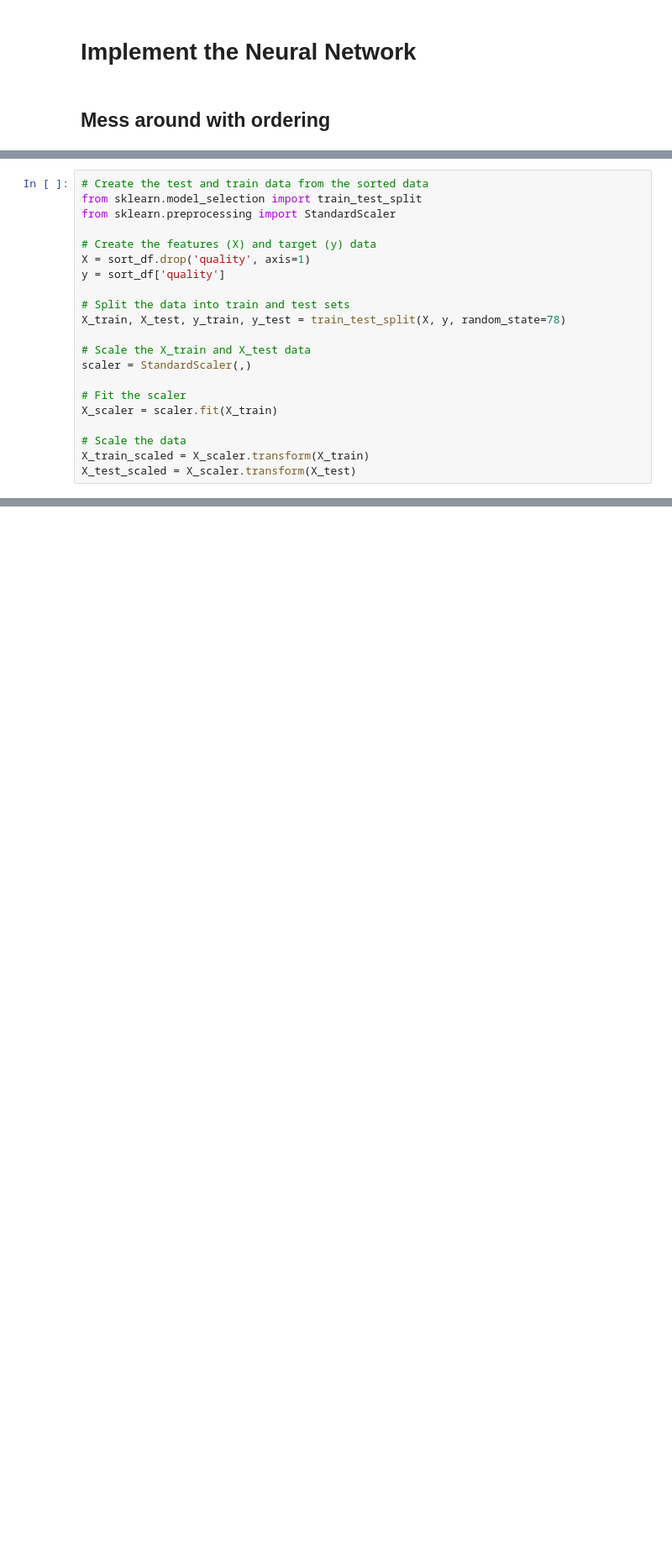
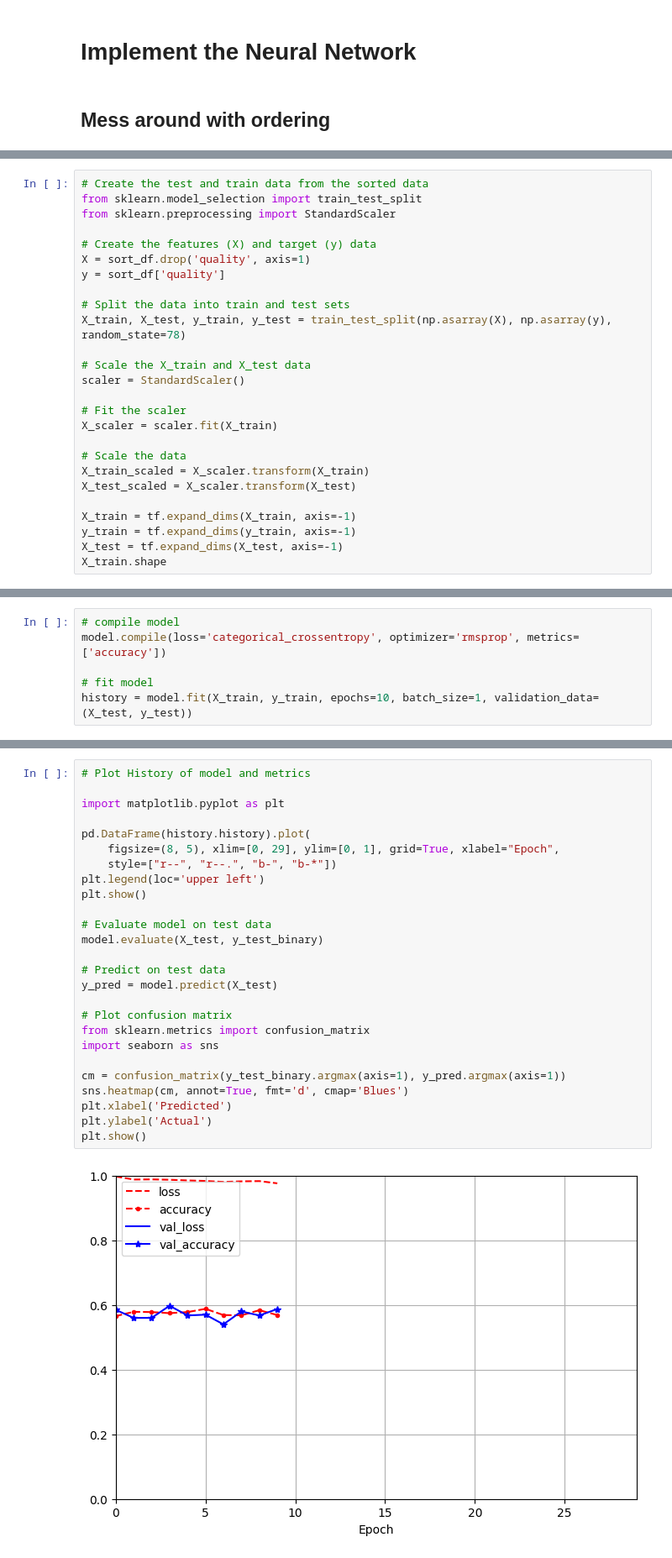
Before and after one commit to WatermelonGalaxy/sommelier, a Jupyter notebook: sommelier.ipynb, the cells around one changed output, grey strips where cells are left out. Shown at 84% size. Cells and saved outputs as stored; diff of their text form; blank space fills up the shorter version.

```diff
--- a/sommelier.ipynb
+++ b/sommelier.ipynb
@@ -146,10 +134,10 @@ X = sort_df.drop('quality', axis=1)
 y = sort_df['quality']
 
 # Split the data into train and test sets
-X_train, X_test, y_train, y_test = train_test_split(X, y, random_state=78)
+X_train, X_test, y_train, y_test = train_test_split(np.asarray(X), np.asarray(y), random_state=78)
 
 # Scale the X_train and X_test data
-scaler = StandardScaler(,)
+scaler = StandardScaler()
 
 # Fit the scaler
 X_scaler = scaler.fit(X_train)
@@ -157,3 +145,8 @@ X_scaler = scaler.fit(X_train)
 # Scale the data
 X_train_scaled = X_scaler.transform(X_train)
 X_test_scaled = X_scaler.transform(X_test)
+
+X_train = tf.expand_dims(X_train, axis=-1)
+y_train = tf.expand_dims(y_train, axis=-1)
+X_test = tf.expand_dims(X_test, axis=-1)
+X_train.shape
@@ -226,0 +176,6 @@ ValueError: Input 0 of layer "conv1d" is incompatible with the layer: expected m
+# %%
+# compile model
+model.compile(loss='categorical_crossentropy', optimizer='rmsprop', metrics=['accuracy'])
+
+# fit model
+history = model.fit(X_train, y_train, epochs=10, batch_size=1, validation_data=(X_test, y_test))
@@ -226,0 +188,28 @@ ValueError: Input 0 of layer "conv1d" is incompatible with the layer: expected m
+# %%
+# Plot History of model and metrics
+
+import matplotlib.pyplot as plt
+
+pd.DataFrame(history.history).plot(
+    figsize=(8, 5), xlim=[0, 29], ylim=[0, 1], grid=True, xlabel="Epoch",
+    style=["r--", "r--.", "b-", "b-*"])
+plt.legend(loc='upper left')
+plt.show()
+
+# Evaluate model on test data
+model.evaluate(X_test, y_test_binary)
+
+# Predict on test data
+y_pred = model.predict(X_test)
+
+# Plot confusion matrix
+from sklearn.metrics import confusion_matrix
+import seaborn as sns
+
+cm = confusion_matrix(y_test_binary.argmax(axis=1), y_pred.argmax(axis=1))
+sns.heatmap(cm, annot=True, fmt='d', cmap='Blues')
+plt.xlabel('Predicted')
+plt.ylabel('Actual')
+plt.show()
+# %% [output]
+[figure, added]
```
Also changed, not shown: parts of 8 cells of this notebook.
